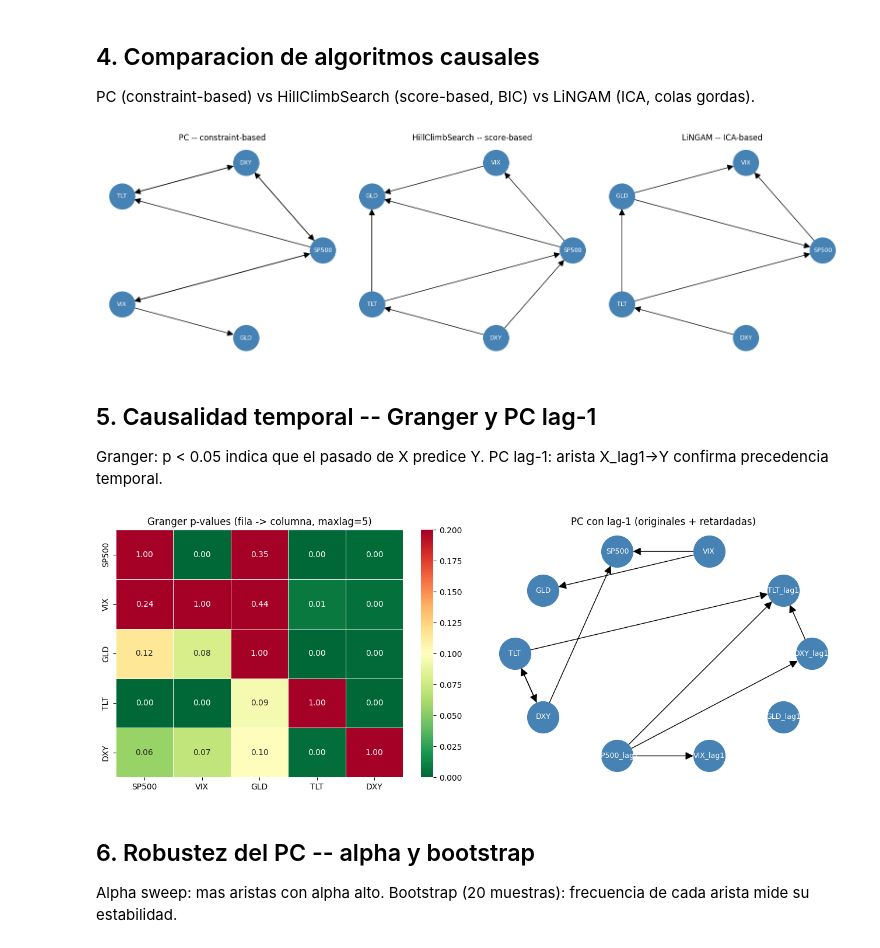
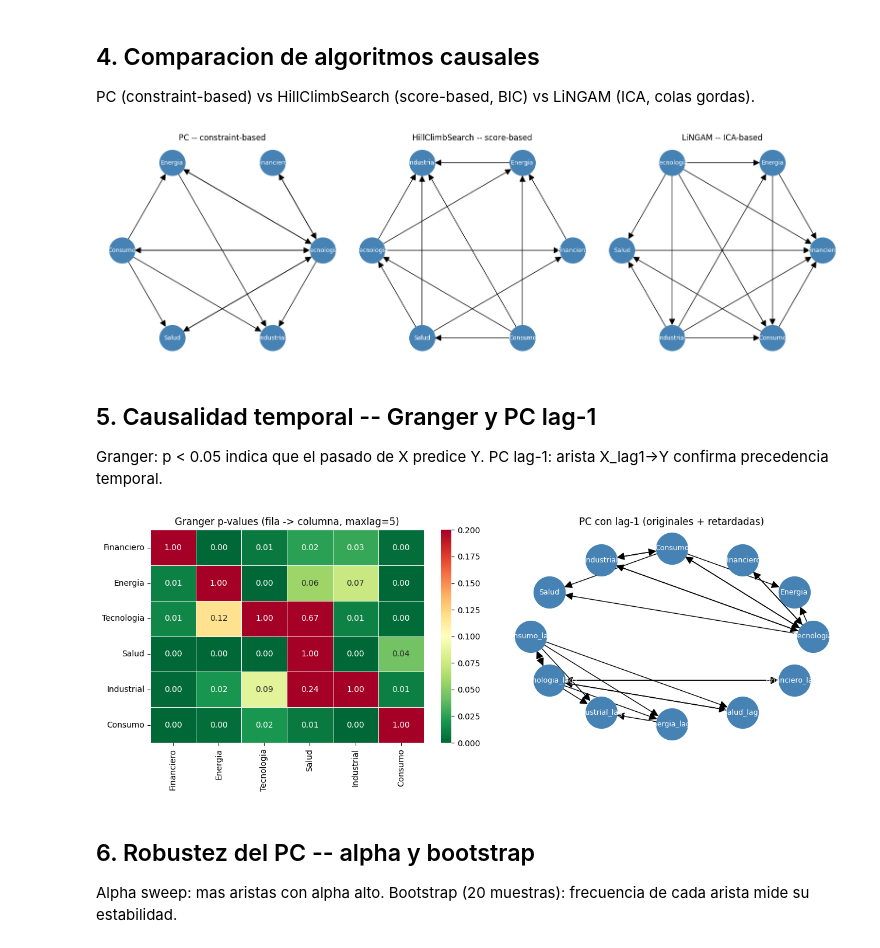
Before and after one commit to Romequinco/TAREA_CAUSALIDAD_GRAFOS_FINANZAS, a Jupyter notebook: notebook_causalidad.ipynb, the cells around one changed output. Cells and saved outputs as stored; diff of their text form; code cells hidden in the pictures.

```diff
--- a/notebook_causalidad.ipynb
+++ b/notebook_causalidad.ipynb
@@ -40,7 +41,7 @@ Descarga retornos diarios (2000-2024) y muestra la matriz de Pearson -- simetric
 # %%
-# Tickers de Yahoo Finance para los 5 activos macro
-tickers = ['^GSPC', '^VIX', 'GLD', 'TLT', 'DX-Y.NYB']
-names   = ['SP500', 'VIX', 'GLD', 'TLT', 'DXY']         # nombres legibles
+# Tickers de Yahoo Finance para los 6 sectores bursatiles
+tickers = ['XLF', 'XLE', 'XLK', 'XLV', 'XLI', 'XLY']
+names   = ['Financiero', 'Energia', 'Tecnologia', 'Salud', 'Industrial', 'Consumo']  # nombres legibles
 
 # Descarga precios de cierre ajustados 2000-2024
 raw = yf.download(tickers, start='2000-01-01', end='2024-12-31', auto_adjust=True)['Close']
@@ -144,7 +145,7 @@ nx.draw_networkx(G_l, pos, ax=axes[2], node_color='steelblue', node_size=1500,
 axes[2].set_title('LiNGAM -- ICA-based'); axes[2].axis('off')  # panel 3
 plt.tight_layout(); plt.show()
 # %% [output]
-[figure, old version]
+[figure, new version]
 # %% [markdown]
 ## 5. Causalidad temporal -- Granger y PC lag-1
 
@@ -152,34 +153,35 @@ Granger: p < 0.05 indica que el pasado de X predice Y. PC lag-1: arista X_lag1->
 # %%
 # Lista de columnas para iterar sobre todos los pares
 cols = returns.columns.tolist()
+n = len(cols)
 # Inicializa la matriz de p-values con 1.0 (hipotesis nula: no hay causalidad)
-pval = pd.DataFrame(np.ones((5, 5)), index=cols, columns=cols)
+pval = pd.DataFrame(np.ones((n, n)), index=cols, columns=cols)
 for r in cols:
     for c in cols:
         if r != c:                       # omite la diagonal (variable consigo misma)
             # Test de Granger: el pasado de r predice c mejor que solo el pasado de c?
             res = grangercausalitytests(returns[[r, c]], maxlag=5, verbose=False)
             # Guarda el p-value minimo entre los 5 retardos probados
             pval.loc[r, c] = min(res[lag][0]['ssr_ftest'][1] for lag in res)
 
-# Crea dataframe con las 5 variables originales y sus versiones retardadas 1 dia
+# Crea dataframe con las variables originales y sus versiones retardadas 1 dia
 lagged = returns.copy()
 for col in returns.columns:
     lagged[col + '_lag1'] = returns[col].shift(1)  # desplaza la serie 1 periodo
 lagged = lagged.dropna()                # elimina la primera fila (NaN por el shift)
-# Aplica PC sobre las 10 columnas: arista X_lag1->Y = X del dia anterior causa Y hoy
+# Aplica PC sobre las columnas: arista X_lag1->Y = X del dia anterior causa Y hoy
 dag_lag = PC(data=lagged).estimate(variant='stable', ci_test='pearsonr', significance_level=0.05)
 
 fig, axes = plt.subplots(1, 2, figsize=(13, 5))
 # Panel izquierdo: heatmap de p-values de Granger (rojo=significativo p<0.05)
 sns.heatmap(pval, annot=True, fmt='.2f', cmap='RdYlGn_r', vmin=0, vmax=0.2,
             ax=axes[0], linewidths=0.5)
 axes[0].set_title('Granger p-values (fila -> columna, maxlag=5)')
 # Panel derecho: DAG causal con las variables retardadas
 draw_dag(dag_lag, 'PC con lag-1 (originales + retardadas)', axes[1])
 plt.tight_layout(); plt.show()
 # %% [output]
-[figure, old version]
+[figure, new version]
 # %% [markdown]
 ## 6. Robustez del PC -- alpha y bootstrap
 
```
Also changed, not shown: parts of 7 cells of this notebook, 2 other files.
